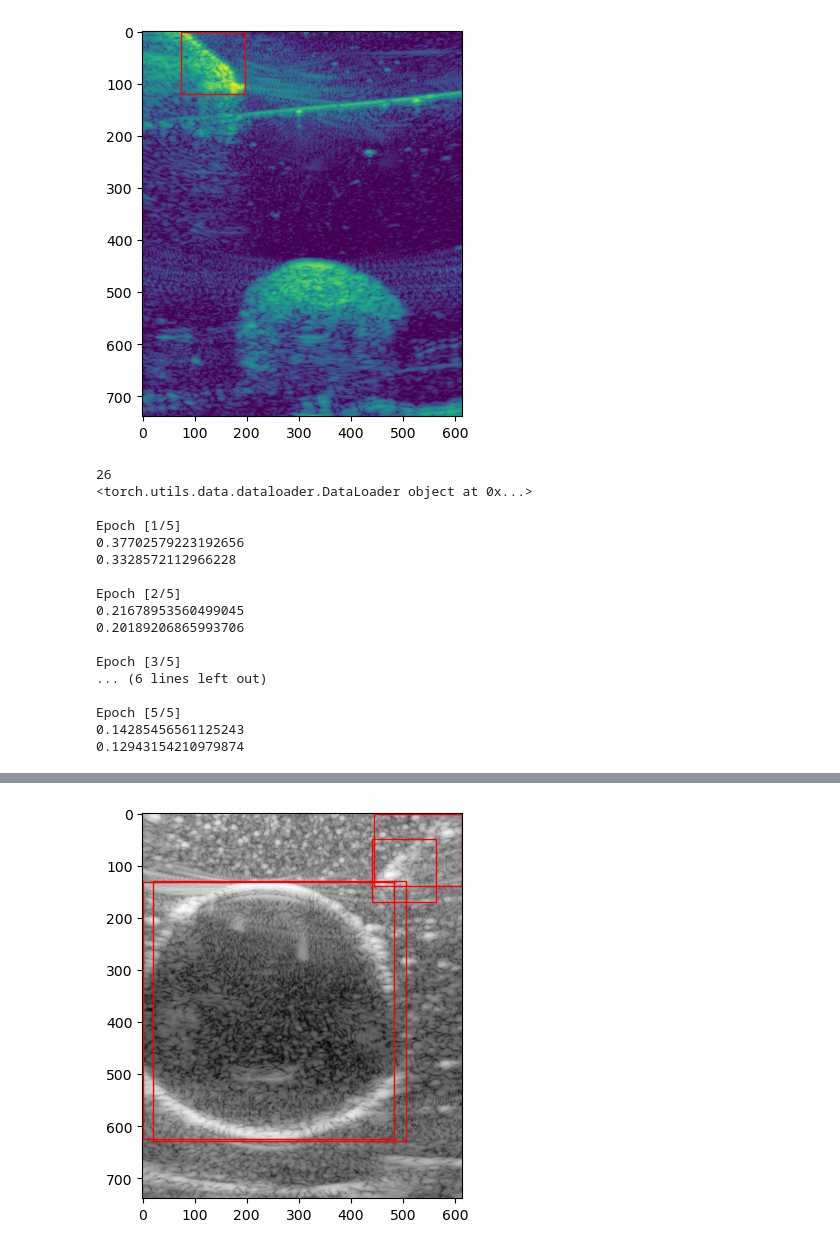
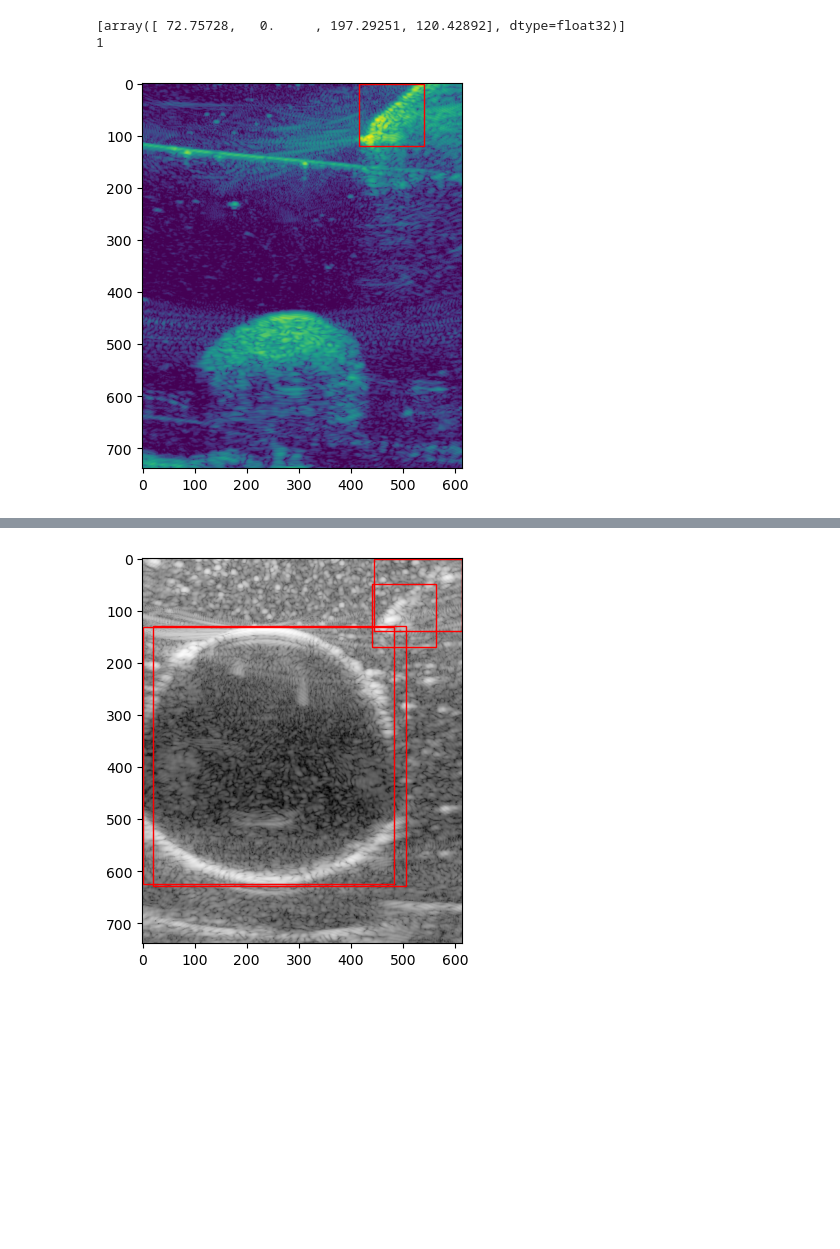
Before and after one commit to Shivam5048425/MasterThesis, a Jupyter notebook: frcnn/frcnn_training.ipynb, the cells around one changed output, grey strips where cells are left out. Drawn from its saved outputs; the diff is of its cells as text; code cells hidden in the pictures; blank space fills up the shorter version.

Commit message:
Added Horizontal flip

```diff
--- a/frcnn/frcnn_training.ipynb
+++ b/frcnn/frcnn_training.ipynb
@@ -27,6 +27,8 @@ import datetime
 from collections import defaultdict, deque
 
 
+import albumentations as A
+from albumentations.pytorch import ToTensorV2
 
 
 # ----------------------------- Dataset -----------------------------
@@ -45,12 +47,29 @@ class USDataset(Dataset):
     def __getitem__(self, idx):
         img_path = os.path.join(self.img_dir, self.data.iloc[idx, 0])
         image = np.array(Image.open(img_path).convert("RGB"), dtype=np.float32) / 255.0
+
         bbox = self.data.iloc[idx, 2:6].to_numpy(dtype=np.float32)
         label = int(self.data.iloc[idx, 1])
 
-        image = torch.tensor(image, dtype=torch.float32).permute(2, 0, 1)
-        boxes = torch.tensor([bbox], dtype=torch.float32)
-        labels = torch.tensor([label], dtype=torch.int64)
+        boxes=[bbox]
+        #print(boxes)
+        labels = [label]
+        #print(label)
+
+        if self.transform:
+            transformed = self.transform(
+                image=image,
+                bboxes=boxes,
+                labels=labels
+            )
+            image=transformed["image"]
+            boxes=torch.tensor(transformed["bboxes"], dtype=torch.float32)
+            labels=torch.tensor(transformed["labels"], dtype=torch.int64)
+
+        else:
+            image = torch.tensor(image, dtype=torch.float32).permute(2, 0, 1)
+            boxes = torch.tensor([bbox], dtype=torch.float32)
+            labels = torch.tensor([label], dtype=torch.int64)
 
         return image, {"boxes": boxes, "labels": labels}
 
@@ -251,12 +270,32 @@ if __name__ == "__main__":
     device = torch.device("cuda" if torch.cuda.is_available() else "cpu")
 
 
-    train_transform = transforms.Compose([
-                                            transforms.ToTensor(),])
+    train_transform = A.Compose([ A.HorizontalFlip(p=1.0),
+                                  #A.Normalize(
+                                   #   mean =(0.485, 0.456, 0.406),
+                                    #  std=(0.229, 0.224, 0.225),
+                                  #),
+                                            ToTensorV2(),
+
+                                ],
+                               bbox_params=A.BboxParams(
+                                   format="pascal_voc",
+                                   label_fields=["labels"],
+                               ),
+                               )
 
 
-    val_transform = transforms.Compose([
-                                            transforms.ToTensor(),])
+    val_transform = A.Compose([ #A.Normalize(
+                                        #mean=(0.485, 0.456, 0.406),
+                                        #std=(0.229, 0.224, 0.225),
+                                    #),
+                                                ToTensorV2(),
+                                              ],
+                                              bbox_params=A.BboxParams(
+                                                  format="pascal_voc",
+                                                  label_fields=["labels"],
+                                              ),
+                                             )
 
 
     train_dataset = USDataset(train_csv, train_dir, transform=train_transform)
@@ -297,48 +336,33 @@ if __name__ == "__main__":
     model = fasterrcnn_resnet50_fpn(weights=FasterRCNN_ResNet50_FPN_Weights.COCO_V1)
     in_features = model.roi_heads.box_predictor.cls_score.in_features
     model.roi_heads.box_predictor = FastRCNNPredictor(in_features, num_classes)
     model.to(device)
 
     optimizer = torch.optim.Adam(model.parameters(), lr=0.000025)
 
     model, loss_df = train_frcnn(model, train_loader, val_loader, optimizer, device)
 
     loss_df.to_csv("results/frcnn_losses.csv", index=False)
     plt.figure (figsize=(8,5))
     plt.plot(loss_df["epoch"], loss_df["train loss"], label= "Train Loss", linestyle="-")
     plt.plot(loss_df["epoch"], loss_df["val loss"], label= "Val Loss", linestyle="--")
     plt.xlabel("Epoch")
     plt.ylabel("Loss")
     plt.title("No Aug")
     plt.legend()
     plt.savefig ("loss curve.png")
     plt.show()
 
 
     mAP = evaluate_frcnn(model, val_loader)
 
     metrics = pd.DataFrame([{
         "mAP_(0.50-0.95)": mAP
 
     }])
 
     metrics.to_csv("results/frcnn_metrics.csv", index=False)
 # %% [output]
+[array([ 72.75728,   0.     , 197.29251, 120.42892], dtype=float32)]
+1
-[figure, old version]
+[figure, new version]
-26
-<torch.utils.data.dataloader.DataLoader object at 0x...>
-
-Epoch [1/5]
-0.37702579223192656
-0.3328572112966228
-
-Epoch [2/5]
-0.21678953560499045
-0.20189206865993706
-
-Epoch [3/5]
-... (6 lines left out)
-
-Epoch [5/5]
-0.14285456561125243
-0.12943154210979874
```
Also changed, not shown: parts of 1 cell of this notebook.
